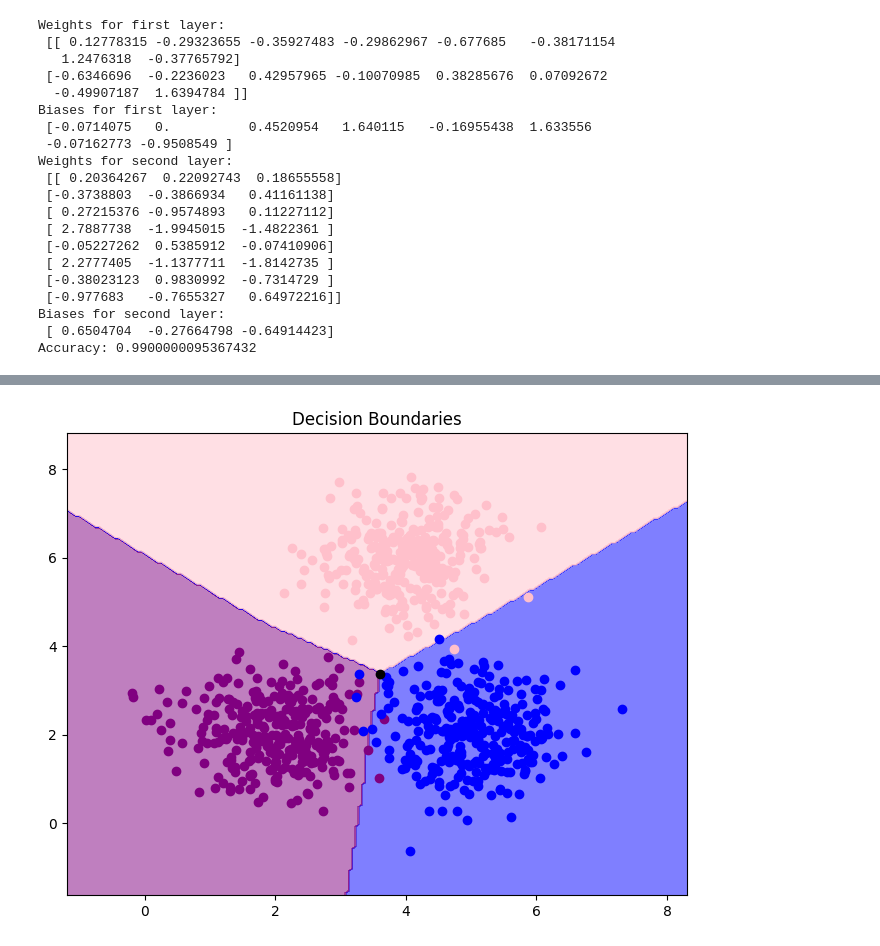
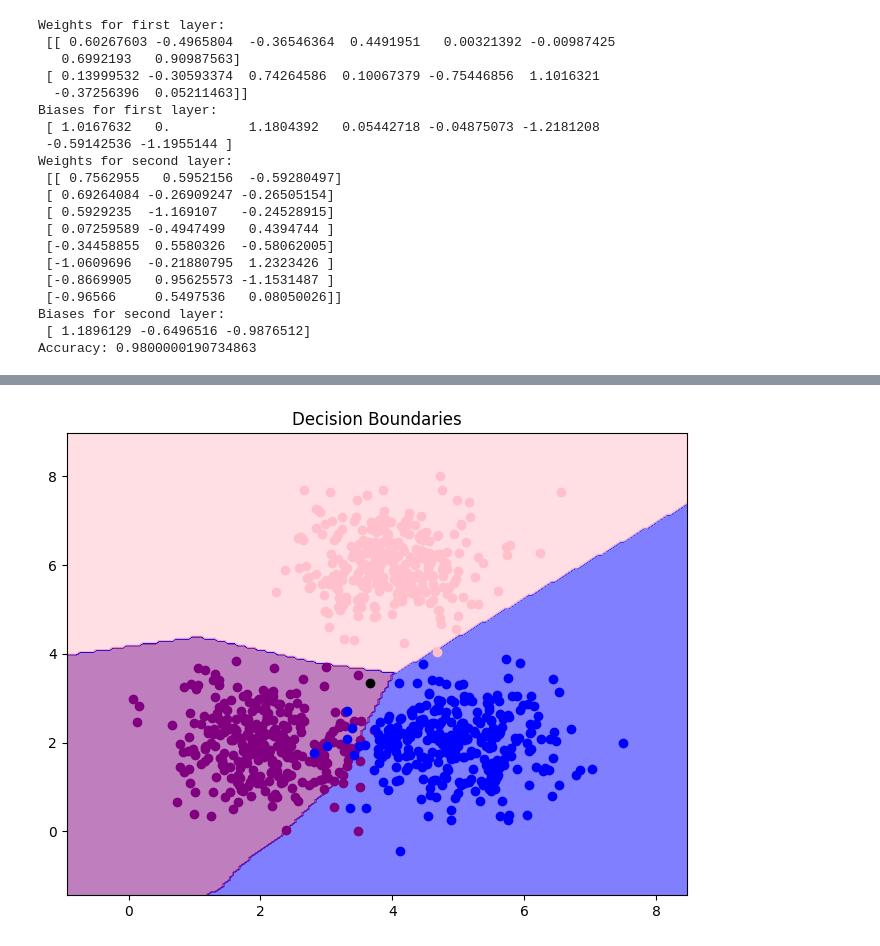
Before and after one commit to skylarqian/MLonlinemath, a Jupyter notebook: creatingweights.ipynb, the cells around one changed output, grey strips where cells are left out. Drawn from its saved outputs; the diff is of its cells as text; code cells hidden in the pictures.

```diff
--- a/creatingweights.ipynb
+++ b/creatingweights.ipynb
@@ -51,5 +51,5 @@ np.random.shuffle(everything)
 X = everything[:, 0:2]
 y = everything[:, 2]
 
-model.fit(X, y, epochs=0, batch_size=10)
+model.fit(X, y, epochs=20, batch_size=10)
 # %% [output]
@@ -69,41 +86,28 @@ loss, accuracy = model.evaluate(X, y, verbose=0)
 print("Accuracy:", accuracy)
 # %% [output]
 Weights for first layer:
- [[ 0.12778315 -0.29323655 -0.35927483 -0.29862967 -0.677685   -0.38171154
-   1.2476318  -0.37765792]
- [-0.6346696  -0.2236023   0.42957965 -0.10070985  0.38285676  0.07092672
-  -0.49907187  1.6394784 ]]
+ [[ 0.60267603 -0.4965804  -0.36546364  0.4491951   0.00321392 -0.00987425
+   0.6992193   0.90987563]
+ [ 0.13999532 -0.30593374  0.74264586  0.10067379 -0.75446856  1.1016321
+  -0.37256396  0.05211463]]
 Biases for first layer:
- [-0.0714075   0.          0.4520954   1.640115   -0.16955438  1.633556
- -0.07162773 -0.9508549 ]
+ [ 1.0167632   0.          1.1804392   0.05442718 -0.04875073 -1.2181208
+ -0.59142536 -1.1955144 ]
 Weights for second layer:
- [[ 0.20364267  0.22092743  0.18655558]
- [-0.3738803  -0.3866934   0.41161138]
- [ 0.27215376 -0.9574893   0.11227112]
- [ 2.7887738  -1.9945015  -1.4822361 ]
- [-0.05227262  0.5385912  -0.07410906]
- [ 2.2777405  -1.1377711  -1.8142735 ]
- [-0.38023123  0.9830992  -0.7314729 ]
- [-0.977683   -0.7655327   0.64972216]]
+ [[ 0.7562955   0.5952156  -0.59280497]
+ [ 0.69264084 -0.26909247 -0.26505154]
+ [ 0.5929235  -1.169107   -0.24528915]
+ [ 0.07259589 -0.4947499   0.4394744 ]
+ [-0.34458855  0.5580326  -0.58062005]
+ [-1.0609696  -0.21880795  1.2323426 ]
+ [-0.8669905   0.95625573 -1.1531487 ]
+ [-0.96566     0.5497536   0.08050026]]
 Biases for second layer:
- [ 0.6504704  -0.27664798 -0.64914423]
-Accuracy: 0.9900000095367432
+ [ 1.1896129 -0.6496516 -0.9876512]
+Accuracy: 0.9800000190734863
 # %%
 #graphing prediction boundaries and center point
 
-def find_intersection_point(xx, yy, Z):
-    rows, cols = Z.shape
-    for i in range(1, rows - 1):
-        for j in range(1, cols - 1):
-            # Grab 3x3 neighborhood
-            neighborhood = Z[i-1:i+2, j-1:j+2].flatten()
-            unique_classes = np.unique(neighborhood)
-            if len(unique_classes) == 3:
-                # Found a spot where all 3 classes are neighbors
-                x_coord = xx[i, j]
-                y_coord = yy[i, j]
-                return x_coord, y_coord
-    return None, None  # if not found
 
 # Step 1: Create a meshgrid over the input space
 h = 0.05  # step size in the mesh
@@ -129,9 +133,7 @@ plt.scatter(cluster2[:,0], cluster2[:,1], color="blue", label="cluster 2")
 plt.scatter(cluster3[:,0], cluster3[:,1], color="pink", label="cluster 3")
 plt.title("Decision Boundaries")
 
-intersect_x, intersect_y = find_intersection_point(xx, yy, Z)
-if intersect_x is not None and intersect_y is not None:
-    plt.scatter(intersect_x, intersect_y, color="black", label="center of boundaries")
-else: print("found no center rip")
+centerx, centery = (mean1[0]+mean2[0]+mean3[0])/3, (mean1[1]+mean2[1]+mean3[1])/3
+plt.scatter(centerx, centery, color="black", label="center of boundaries")
 plt.show()
 # %% [output]
@@ -139 +141 @@ plt.show()
-[figure, old version]
+[figure, new version]
```
Also changed, not shown: parts of 7 cells of this notebook, 2 other files.
